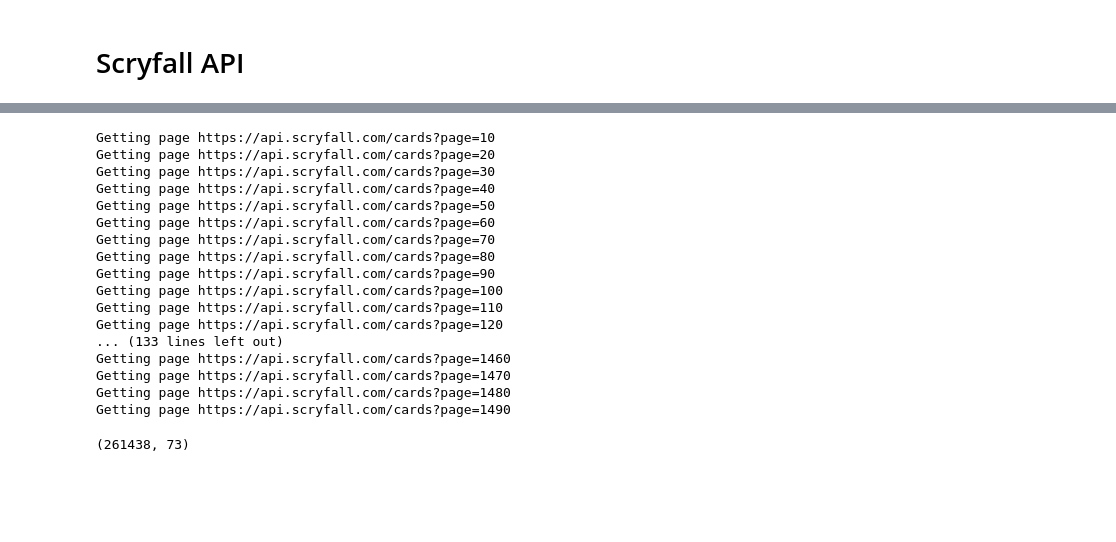
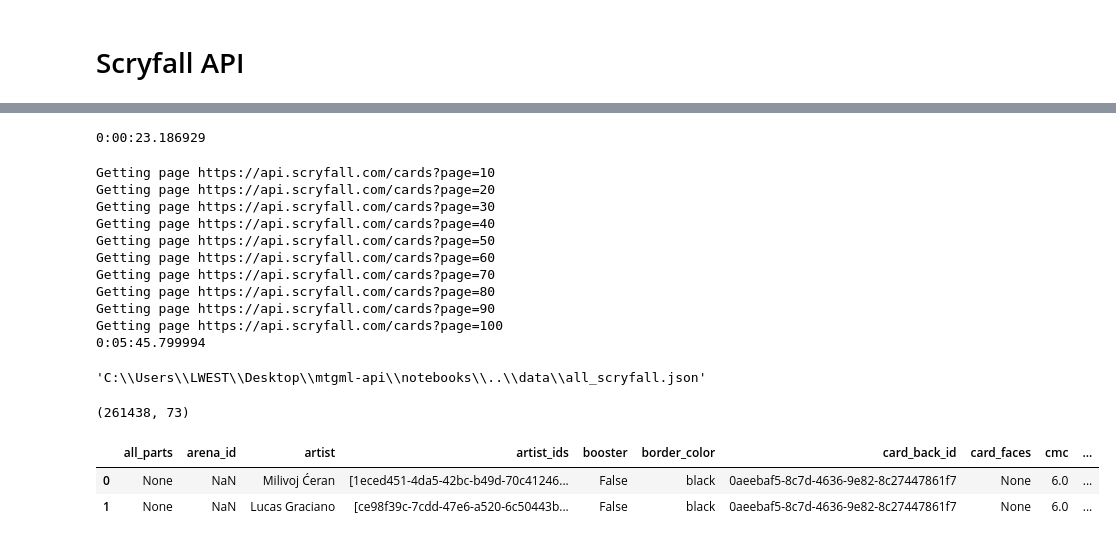
Before and after one commit to ledgerW/mtgml-api, a Jupyter notebook: notebooks/scryfall.ipynb, the cells around one changed output, grey strips where cells are left out. Drawn from its saved outputs; the diff is of its cells as text; code cells hidden in the pictures; blank space fills up the shorter version.

```diff
--- a/notebooks/scryfall.ipynb
+++ b/notebooks/scryfall.ipynb
@@ -11,13 +206,20 @@ pd.set_option('display.max_columns', None)
+# %%
+print(datetime.datetime.now() - then)
+# %% [output]
+0:00:23.186929
 # %%
+start = datetime.datetime.now()
 all_cards_path = os.path.join(os.getcwd(), 'data', 'all_scryfall.json')
 all_cards_df = pd.DataFrame()
 cards_url = 'https://api.scryfall.com/cards?page=1'
+cards_per_page = 175
 has_more = True
 while has_more:
+#while int(str.split(cards_url, '=')[1]) < 101:
     res = requests.get(cards_url)
 
-    if int(cards_url[-1]) % 10 == 0:
-        print('Getting page {}'.format(cards_url))
+    #if int(cards_url[-1]) % 10 == 0:
+    #    print('Getting page {}'.format(cards_url))
 
     cards_df = pd.DataFrame.from_dict(res.json()['data'])
 
@@ -28,7 +230,8 @@ while has_more:
 
     sleep(0.1)
 
-all_cards_df.to_json(all_cards_path)
+print(datetime.datetime.now() - then)
+#all_cards_df.to_json(all_cards_path)
 # %% [output]
 Getting page https://api.scryfall.com/cards?page=10
 Getting page https://api.scryfall.com/cards?page=20
@@ -40,17 +243,25 @@ Getting page https://api.scryfall.com/cards?page=70
 Getting page https://api.scryfall.com/cards?page=80
 Getting page https://api.scryfall.com/cards?page=90
 Getting page https://api.scryfall.com/cards?page=100
-Getting page https://api.scryfall.com/cards?page=110
-Getting page https://api.scryfall.com/cards?page=120
-... (133 lines left out)
-Getting page https://api.scryfall.com/cards?page=1460
-Getting page https://api.scryfall.com/cards?page=1470
-Getting page https://api.scryfall.com/cards?page=1480
-Getting page https://api.scryfall.com/cards?page=1490
+0:05:45.799994
+# %%
+all_cards_path
+# %% [output]
+'C:\\Users\\LWEST\\Desktop\\mtgml-api\\notebooks\\..\\data\\all_scryfall.json'
+# %%
+all_cards_path = os.path.join(os.getcwd(), '..', 'data', 'all_scryfall.json')
+
+all_cards_df = pd.read_json(all_cards_path)
 # %%
 all_cards_df.shape
 # %% [output]
 (261438, 73)
+# %%
+all_cards_df.head(2)
+# %% [output]
+|  | all_parts | arena_id | artist | artist_ids | booster | border_color | card_back_id | card_faces | cmc | ... |
+| 0 | None | NaN | Milivoj Ćeran | [1eced451-4da5-42bc-b49d-70c41246... | False | black | 0aeebaf5-8c7d-4636-9e82-8c27447861f7 | None | 6.0 | ... |
+| 1 | None | NaN | Lucas Graciano | [ce98f39c-7cdd-47e6-a520-6c50443b... | False | black | 0aeebaf5-8c7d-4636-9e82-8c27447861f7 | None | 6.0 | ... |
 # %%
 url = all_cards_df.sample(5).image_uris.values[4]['normal']
 # %%
```
Also changed, not shown: parts of 31 cells of this notebook, 12 other files.
